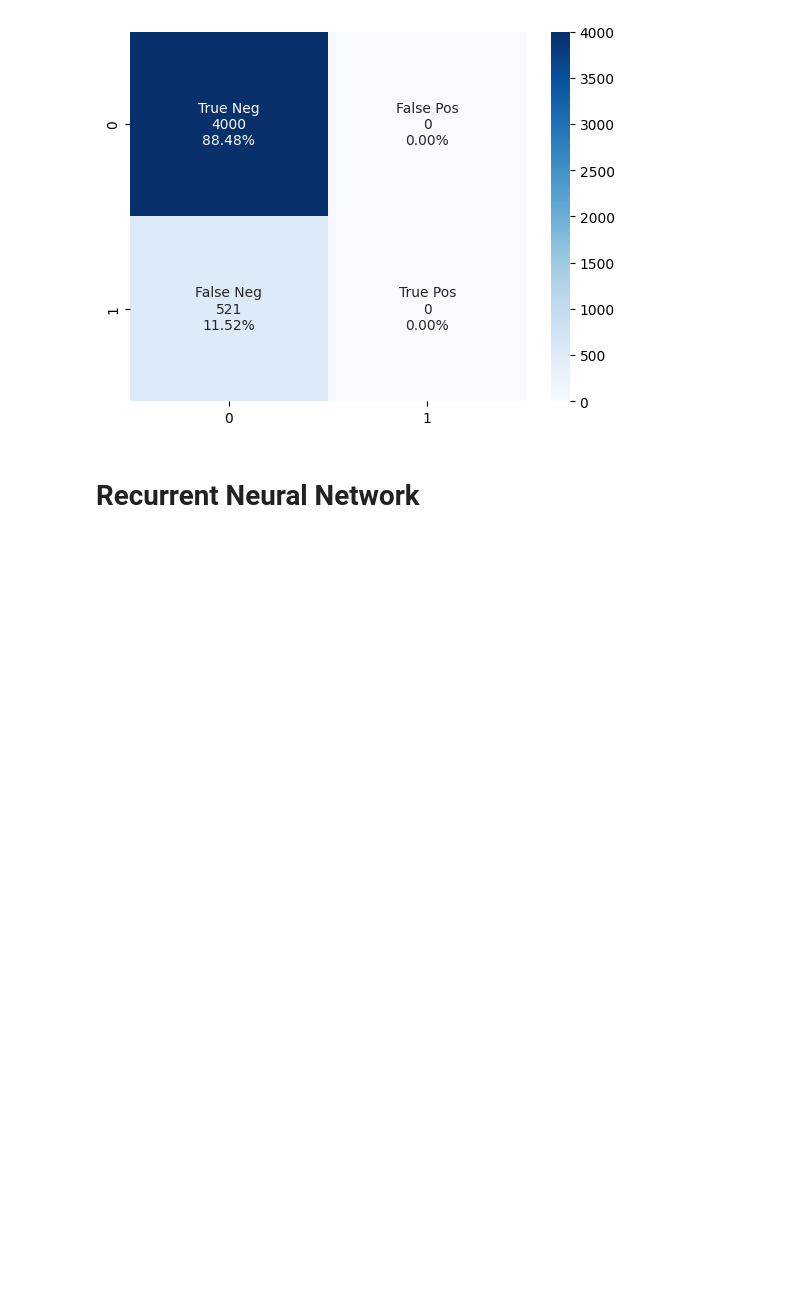
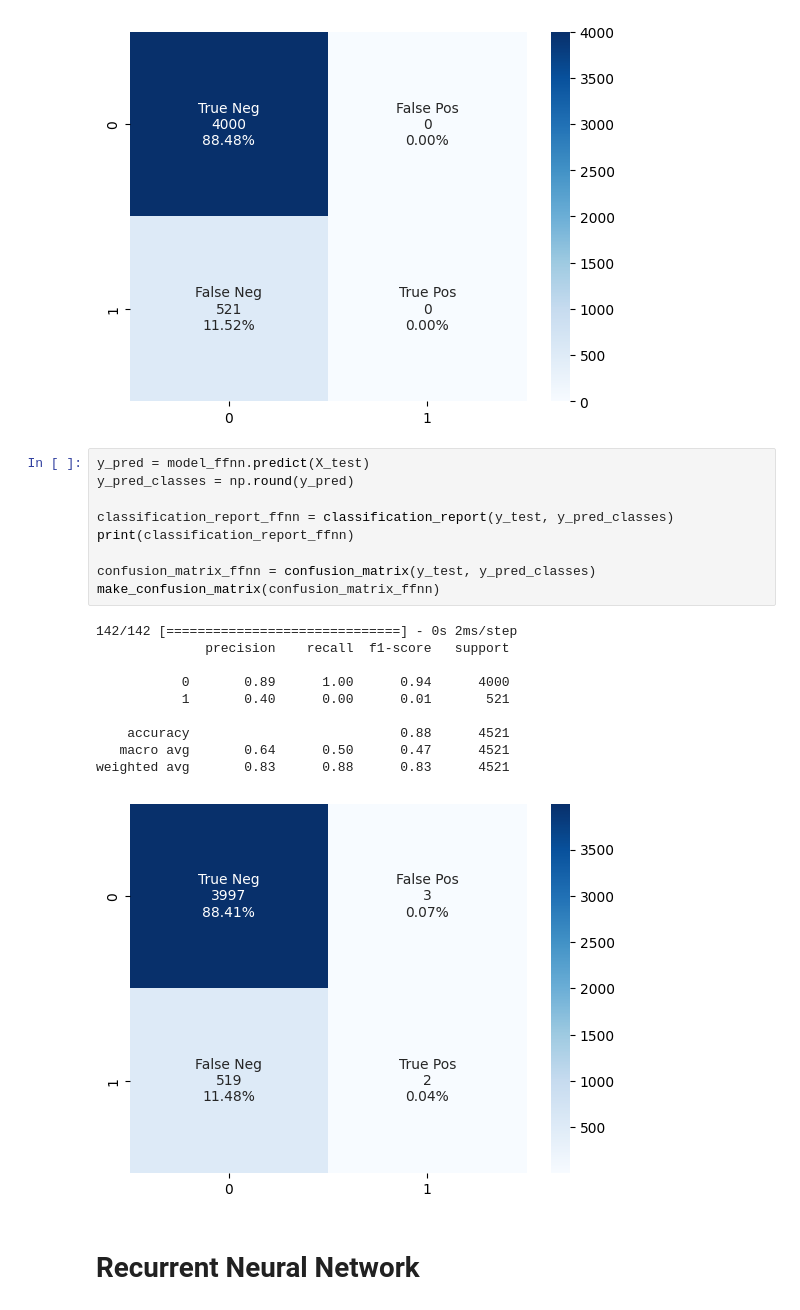
Before and after one commit to accesable/ML_Final, a Jupyter notebook: code/main.ipynb, the cells around one changed output. Cells and saved outputs as stored; diff of their text form; blank space fills up the shorter version.

```diff
--- a/code/main.ipynb
+++ b/code/main.ipynb
@@ -971,6 +971,26 @@ Classification Report:
    macro avg       0.44      0.50      0.47      4521
 weighted avg       0.78      0.88      0.83      4521
 [figure]
+# %%
+y_pred = model_ffnn.predict(X_test)
+y_pred_classes = np.round(y_pred)
+
+classification_report_ffnn = classification_report(y_test, y_pred_classes)
+print(classification_report_ffnn)
+
+confusion_matrix_ffnn = confusion_matrix(y_test, y_pred_classes)
+make_confusion_matrix(confusion_matrix_ffnn)
+# %% [output]
+142/142 [==============================] - 0s 2ms/step
+              precision    recall  f1-score   support
+
+           0       0.89      1.00      0.94      4000
+           1       0.40      0.00      0.01       521
+
+    accuracy                           0.88      4521
+   macro avg       0.64      0.50      0.47      4521
+weighted avg       0.83      0.88      0.83      4521
+[figure, added]
 # %% [markdown]
 # Recurrent Neural Network
 # %%
```
Also changed, not shown: parts of 4 cells of this notebook.
